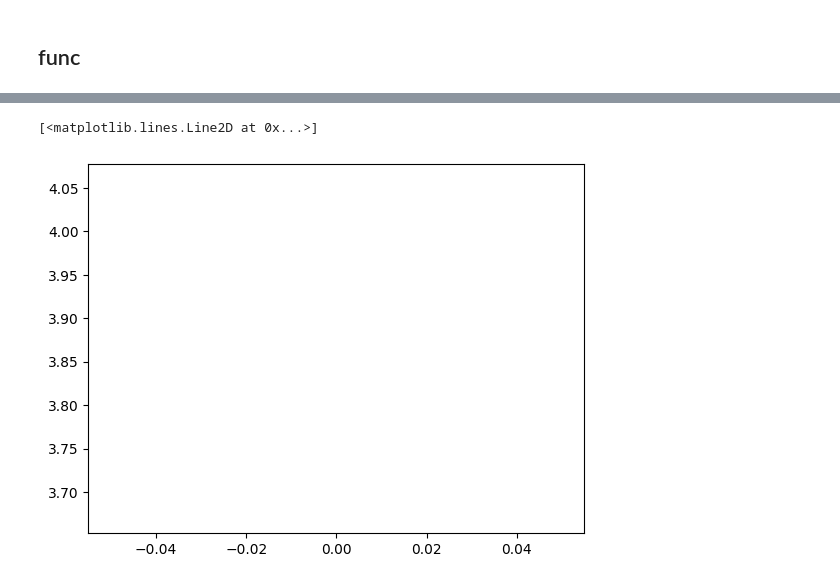
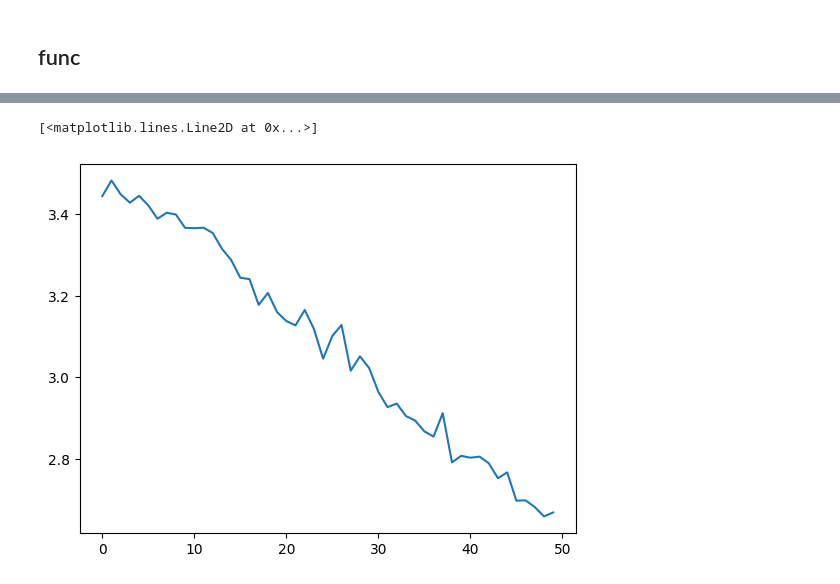
Before and after one commit to madhes23/CS6910_Assignment_3, a Jupyter notebook: main_copy.ipynb, the cells around one changed output, grey strips where cells are left out. Drawn from its saved outputs; the diff is of its cells as text; code cells hidden in the pictures.

```diff
--- a/main_copy.ipynb
+++ b/main_copy.ipynb
@@ -103,29 +81,3 @@ def data_loader(source, target, batch_size):
-# %%
-def preprocess(strings):
-    """Adds start and end token and adds padding"""
-    res = []
-    max_len = len(max(strings, key=len))
-
-    for item in strings:
-        temp = start_token + item + end_token
-        temp = temp.ljust(max_len+2, pad_token) #2 is added, because we added start and end token to each word
-        res.append(temp)
-
-    return res
-# %%
-def string_to_tensor(strings, l2i_dict):
-    """
-    replaces the chareceters of the sting with corrospong ix (by refering l2i_dict) and returns as int tensor
-    """
-    res = torch.zeros(len(strings), len(strings[0]))
-
-    for i in range(len(strings)):
-        for j in range(len(strings[i])):
-            if strings[i][j] not in l2i_dict :
-                continue #ignoring the charecters that are not in the dictionary
-            res[i][j] = l2i_dict[strings[i][j]]
-
-    return res.type(torch.LongTensor)
 # %% [markdown]
 ### Preprocessing test and validation data
 # %%
@@ -288,8 +240,8 @@ class Seq2Seq(nn.Module):
         running_loss  = 0
         with torch.no_grad():
             for i in range(0, len(soruce_strings), batch_size):
-                inp_data = string_to_tensor(preprocess(soruce_strings[i:i+batch_size]), en_l2i).transpose(0,1)
-                target = string_to_tensor(preprocess(target_strings[i:i+batch_size]), tr_l2i).transpose(0,1)
+                inp_data = string_to_tensor(preprocess(soruce_strings[i:i+batch_size], start_token, end_token, pad_token), en_l2i).transpose(0,1)
+                target = string_to_tensor(preprocess(target_strings[i:i+batch_size], start_token, end_token, pad_token), tr_l2i).transpose(0,1)
 
                 output = self(inp_data, target)
                 output = output.reshape(-1, output.shape[2])
@@ -352,8 +304,8 @@ for epoch in range(num_epochs):
         src_strings = train_source[i: i+batch_size]
         tar_strings = train_target[i: i+batch_size]
 
-        src_strings = preprocess(src_strings)
-        tar_strings = preprocess(tar_strings)
+        src_strings = preprocess(src_strings, start_token, end_token, pad_token)
+        tar_strings = preprocess(tar_strings, start_token, end_token, pad_token)
 
         #transposing to make the shape as expected
         inp_data = string_to_tensor(src_strings, en_l2i).transpose(0,1)
@@ -397,9 +349,7 @@ for epoch in range(num_epochs):
     # val_loss = 0
 
     print(f"[Epoch {epoch+1:3d} / {num_epochs}] \t Loss: {(running_loss/no_of_batch):.4f} \t Val Loss: {val_loss:2.4f}")
-    print()
     loss_list.append(running_loss/no_of_batch)
-    break
 
 plt.plot(loss_list)
 # %% [output]
@@ -408,2 +373,2 @@ False
 [<matplotlib.lines.Line2D at 0x...>]
-[figure, old version]
+[figure, new version]
```
Also changed, not shown: parts of 5 cells of this notebook.
